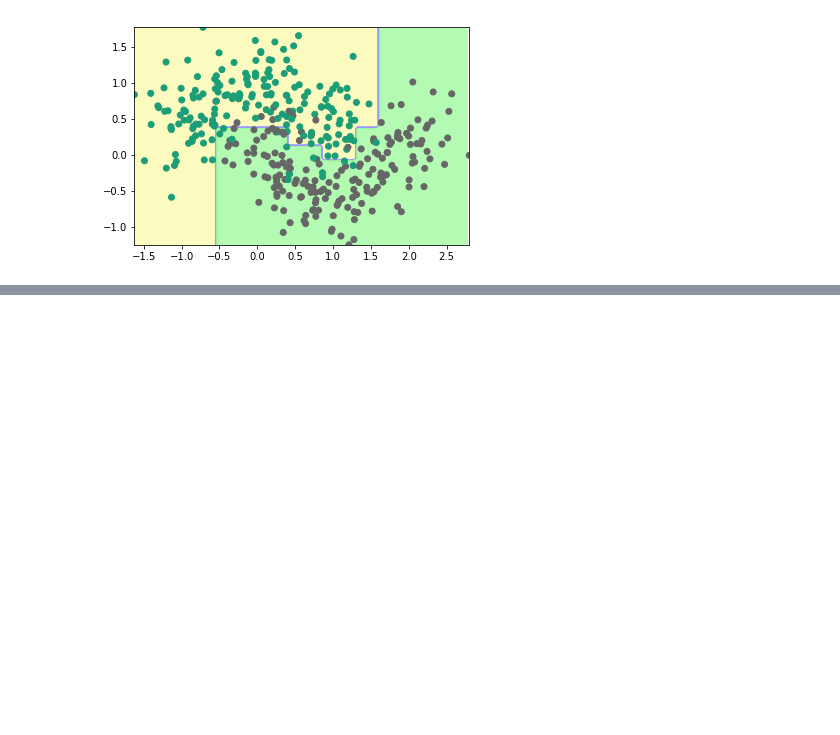
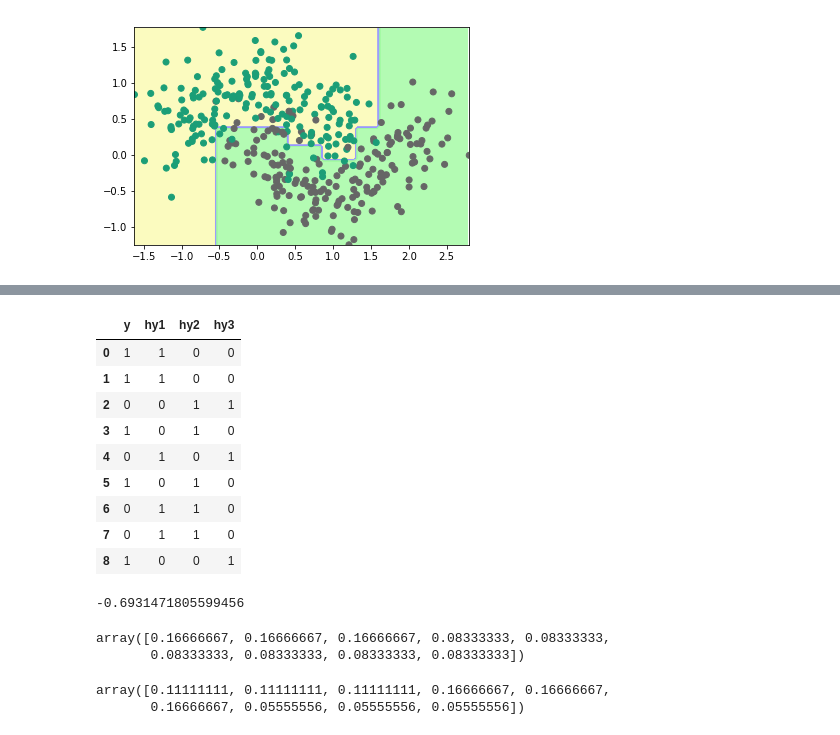
Before and after one commit to gerdm/machine_learning, a Jupyter notebook: scikitlearn_tflow/Ensemble.ipynb, the cells around one changed output, grey strips where cells are left out. Cells and saved outputs as stored; diff of their text form; code cells hidden in the pictures; blank space fills up the shorter version.

Commit message:
add toy adaboost model to ensemble notebook

```diff
--- a/scikitlearn_tflow/Ensemble.ipynb
+++ b/scikitlearn_tflow/Ensemble.ipynb
@@ -275,0 +301,26 @@ plt.scatter(*xtrain.T, c=ytrain, cmap=plt.cm.Dark2)
+# %%
+import pandas as pd
+
+
+y = np.array([1, 1, 0, 1, 0, 1, 0, 0, 1])
+y1 = np.array([1, 1, 0, 0, 1, 0, 1, 1, 0])
+y2 = np.array([0, 0, 1, 1, 0, 1, 1, 1, 0])
+y3 = np.array([0, 0, 1, 0, 1, 0, 0, 0, 1])
+dset = pd.DataFrame({  "y":  y, "hy1":y1,
+                     "hy2": y2, "hy3":y3})
+
+dset = dset[["y", "hy1", "hy2", "hy3"]]
+weights = {"i0": np.array([1/9] * len(y))}
+# %%
+dset
+# %% [output]
+|  | y | hy1 | hy2 | hy3 |
+| 0 | 1 | 1 | 0 | 0 |
+| 1 | 1 | 1 | 0 | 0 |
+| 2 | 0 | 0 | 1 | 1 |
+| 3 | 1 | 0 | 1 | 0 |
+| 4 | 0 | 1 | 0 | 1 |
+| 5 | 1 | 0 | 1 | 0 |
+| 6 | 0 | 1 | 1 | 0 |
+| 7 | 0 | 1 | 1 | 0 |
+| 8 | 1 | 0 | 0 | 1 |
@@ -275,0 +334,10 @@ plt.scatter(*xtrain.T, c=ytrain, cmap=plt.cm.Dark2)
+# %%
+alpha1
+# %% [output]
+-0.6931471805599456
+# %%
+## Computing the prediction considering the first model
+weights["i1"]
+# %% [output]
+array([0.16666667, 0.16666667, 0.16666667, 0.08333333, 0.08333333,
+       0.08333333, 0.08333333, 0.08333333, 0.08333333])
@@ -275,0 +352,6 @@ plt.scatter(*xtrain.T, c=ytrain, cmap=plt.cm.Dark2)
+# %%
+# Computing predictions considering the first and second model
+weights["i2"]
+# %% [output]
+array([0.11111111, 0.11111111, 0.11111111, 0.16666667, 0.16666667,
+       0.16666667, 0.05555556, 0.05555556, 0.05555556])
```
Also changed, not shown: parts of 15 cells of this notebook.
